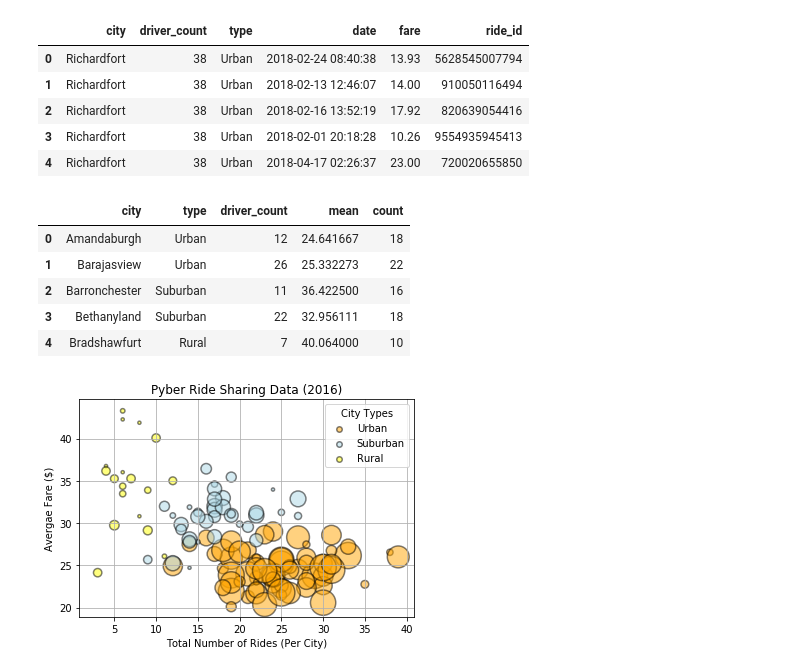
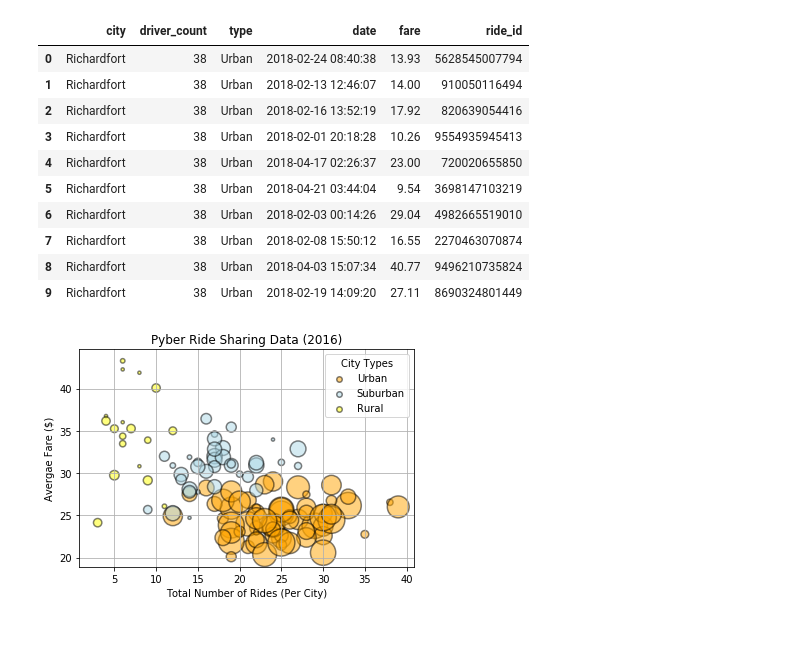
Before and after one commit to xaskoiking/HW_5_Raaghavav_K, a Jupyter notebook: Pyber/pyber_starter.ipynb, the cells around one changed output. Saved outputs shown, nothing was run; the diff lists cells and outputs as text; code cells hidden in the pictures; blank space fills up the shorter version.

```diff
--- a/Pyber/pyber_starter.ipynb
+++ b/Pyber/pyber_starter.ipynb
@@ -1,40 +1,35 @@
 # %%
 %matplotlib inline
 # Dependencies and Setup
 import matplotlib.pyplot as plt
 import pandas as pd
 import numpy as np
 
 # File to Load (Remember to change these)
 city_data_to_load = "data/city_data.csv"
 ride_data_to_load = "data/ride_data.csv"
 
 # Read the City and Ride Data
 cityData = pd.read_csv(city_data_to_load)
 rideData = pd.read_csv(ride_data_to_load)
 
 
 # Combine the data into a single dataset
 cityRideDataDF = pd.merge(cityData, rideData, on="city", how="inner")
 
 # Display the data table for preview
-cityRideDataDF.head()
+cityRideDataDF.head(10)
 # %% [output]
 |  | city | driver_count | type | date | fare | ride_id |
 | 0 | Richardfort | 38 | Urban | 2018-02-24 08:40:38 | 13.93 | 5628545007794 |
 | 1 | Richardfort | 38 | Urban | 2018-02-13 12:46:07 | 14.00 | 910050116494 |
 | 2 | Richardfort | 38 | Urban | 2018-02-16 13:52:19 | 17.92 | 820639054416 |
 | 3 | Richardfort | 38 | Urban | 2018-02-01 20:18:28 | 10.26 | 9554935945413 |
 | 4 | Richardfort | 38 | Urban | 2018-04-17 02:26:37 | 23.00 | 720020655850 |
+| 5 | Richardfort | 38 | Urban | 2018-04-21 03:44:04 | 9.54 | 3698147103219 |
+| 6 | Richardfort | 38 | Urban | 2018-02-03 00:14:26 | 29.04 | 4982665519010 |
+| 7 | Richardfort | 38 | Urban | 2018-02-08 15:50:12 | 16.55 | 2270463070874 |
+| 8 | Richardfort | 38 | Urban | 2018-04-03 15:07:34 | 40.77 | 9496210735824 |
+| 9 | Richardfort | 38 | Urban | 2018-02-19 14:09:20 | 27.11 | 8690324801449 |
-# %%
-a.groupby('type').count()
-a.head()
-# %% [output]
-|  | city | type | driver_count | mean | count |
-| 0 | Amandaburgh | Urban | 12 | 24.641667 | 18 |
-| 1 | Barajasview | Urban | 26 | 25.332273 | 22 |
-| 2 | Barronchester | Suburban | 11 | 36.422500 | 16 |
-| 3 | Bethanyland | Suburban | 22 | 32.956111 | 18 |
-| 4 | Bradshawfurt | Rural | 7 | 40.064000 | 10 |
 # %%
 #Grouping the dataframe for the aggregated values --- MEAN, COUNT by City, Type, Driver Count
```
Also changed, not shown: parts of 6 cells of this notebook.
